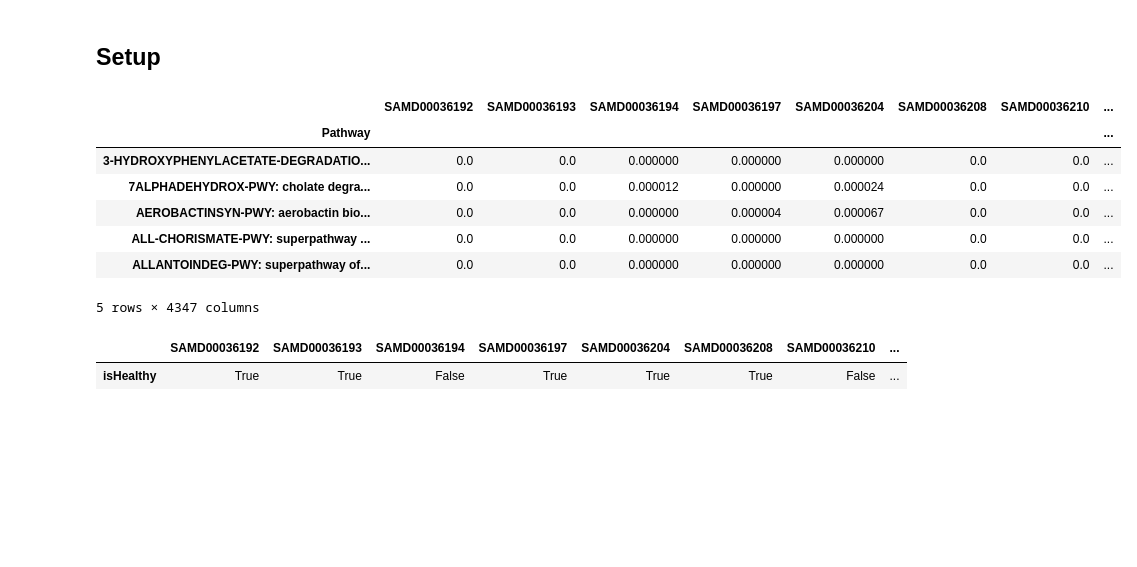
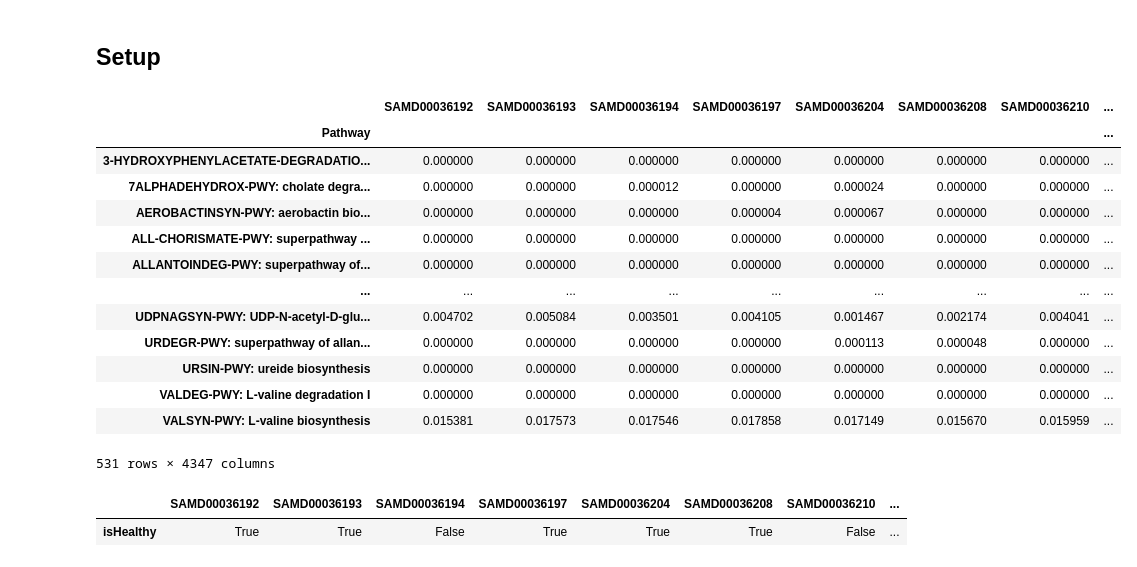
Before and after one commit to danielchang2002/GMHI2-Scratchpad, a Jupyter notebook: src/SelectPathways.ipynb, the cells around one changed output. Cells and saved outputs as stored; diff of their text form; code cells hidden in the pictures; blank space fills up the shorter version.

```diff
--- a/src/SelectPathways.ipynb
+++ b/src/SelectPathways.ipynb
@@ -5,16 +5,22 @@ data_dir = "../data/"
 # %%
 import pandas as pd
 pathways = pd.read_csv(data_dir + "pathways.csv", index_col = 0)
-pathways.head()
+pathways
 # %% [output]
 |  | SAMD00036192 | SAMD00036193 | SAMD00036194 | SAMD00036197 | SAMD00036204 | SAMD00036208 | SAMD00036210 | ... |
 | Pathway |  |  |  |  |  |  |  | ... |
-| 3-HYDROXYPHENYLACETATE-DEGRADATIO... | 0.0 | 0.0 | 0.000000 | 0.000000 | 0.000000 | 0.0 | 0.0 | ... |
-| 7ALPHADEHYDROX-PWY: cholate degra... | 0.0 | 0.0 | 0.000012 | 0.000000 | 0.000024 | 0.0 | 0.0 | ... |
-| AEROBACTINSYN-PWY: aerobactin bio... | 0.0 | 0.0 | 0.000000 | 0.000004 | 0.000067 | 0.0 | 0.0 | ... |
-| ALL-CHORISMATE-PWY: superpathway ... | 0.0 | 0.0 | 0.000000 | 0.000000 | 0.000000 | 0.0 | 0.0 | ... |
-| ALLANTOINDEG-PWY: superpathway of... | 0.0 | 0.0 | 0.000000 | 0.000000 | 0.000000 | 0.0 | 0.0 | ... |
+| 3-HYDROXYPHENYLACETATE-DEGRADATIO... | 0.000000 | 0.000000 | 0.000000 | 0.000000 | 0.000000 | 0.000000 | 0.000000 | ... |
+| 7ALPHADEHYDROX-PWY: cholate degra... | 0.000000 | 0.000000 | 0.000012 | 0.000000 | 0.000024 | 0.000000 | 0.000000 | ... |
+| AEROBACTINSYN-PWY: aerobactin bio... | 0.000000 | 0.000000 | 0.000000 | 0.000004 | 0.000067 | 0.000000 | 0.000000 | ... |
+| ALL-CHORISMATE-PWY: superpathway ... | 0.000000 | 0.000000 | 0.000000 | 0.000000 | 0.000000 | 0.000000 | 0.000000 | ... |
+| ALLANTOINDEG-PWY: superpathway of... | 0.000000 | 0.000000 | 0.000000 | 0.000000 | 0.000000 | 0.000000 | 0.000000 | ... |
+| ... | ... | ... | ... | ... | ... | ... | ... | ... |
+| UDPNAGSYN-PWY: UDP-N-acetyl-D-glu... | 0.004702 | 0.005084 | 0.003501 | 0.004105 | 0.001467 | 0.002174 | 0.004041 | ... |
+| URDEGR-PWY: superpathway of allan... | 0.000000 | 0.000000 | 0.000000 | 0.000000 | 0.000113 | 0.000048 | 0.000000 | ... |
+| URSIN-PWY: ureide biosynthesis | 0.000000 | 0.000000 | 0.000000 | 0.000000 | 0.000000 | 0.000000 | 0.000000 | ... |
+| VALDEG-PWY: L-valine degradation I | 0.000000 | 0.000000 | 0.000000 | 0.000000 | 0.000000 | 0.000000 | 0.000000 | ... |
+| VALSYN-PWY: L-valine biosynthesis | 0.015381 | 0.017573 | 0.017546 | 0.017858 | 0.017149 | 0.015670 | 0.015959 | ... |
-5 rows × 4347 columns
+531 rows × 4347 columns
 # %%
 isHealthy = pd.read_csv(data_dir + "isHealthy.csv", index_col=0)
 isHealthy
```
Also changed, not shown: parts of 8 cells of this notebook, 7 other files.
